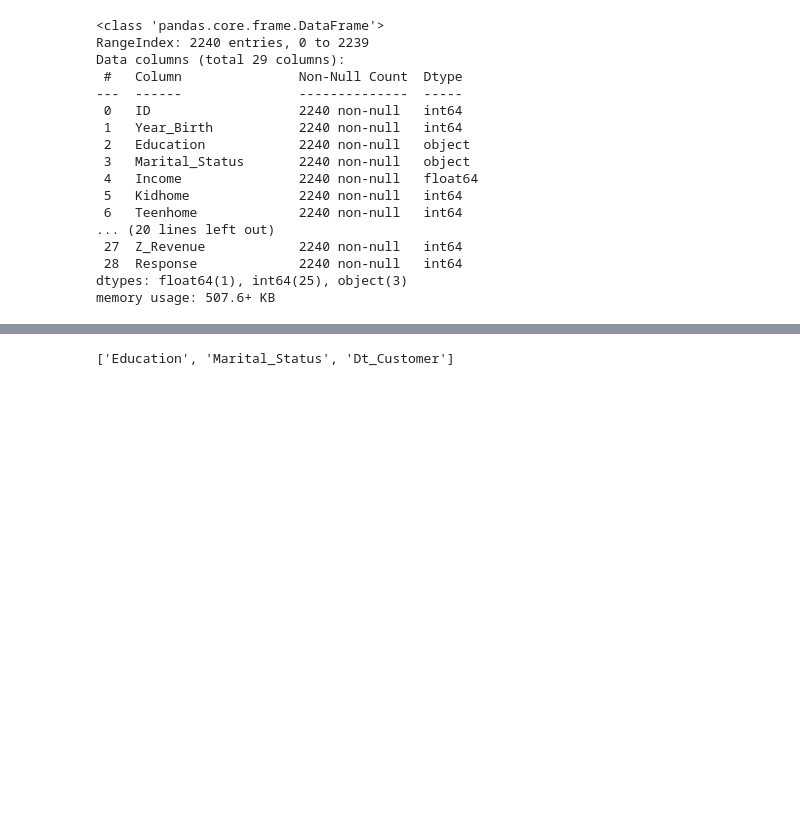
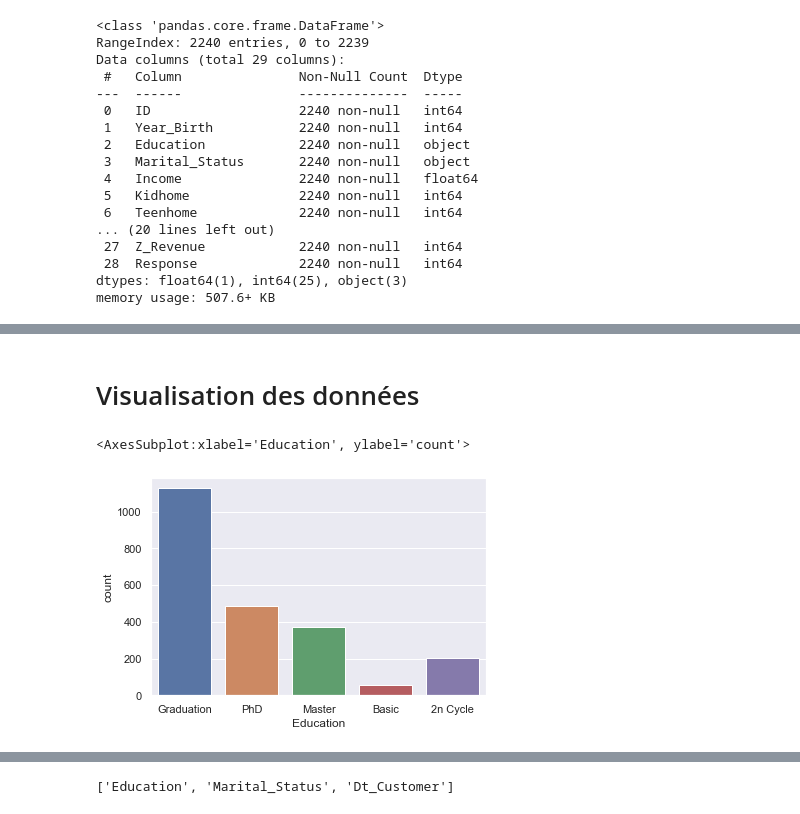
Before and after one commit to benmatrood/preprocessing_segmentation_client, a Jupyter notebook: Untitled7.ipynb, the cells around one changed output, grey strips where cells are left out. Drawn from its saved outputs; the diff is of its cells as text; code cells hidden in the pictures; blank space fills up the shorter version.

```diff
--- a/Untitled7.ipynb
+++ b/Untitled7.ipynb
@@ -4,9 +4,11 @@ import pandas as pd
 import os
 import matplotlib.pyplot as plt
 import seaborn as sns
+sns.set()
 import warnings
 import plotly.express as px
 %matplotlib inline
+warnings.filterwarnings('ignore')
 # %%
 os.chdir('C:\\Users\Admin\Desktop\Docier_pandas')
 # %%
@@ -29,0 +35,8 @@ df
+# %%
+list_age=[]
+for i in df['Year_Birth']:
+    i = 2021 - i
+    list_age.append(i)
+
+df_age = pd.DataFrame (list_age, columns = ['Age'])
+df_age
@@ -120,0 +176,7 @@ for col in df.select_dtypes('int64'):
+# %% [markdown]
+# Visualisation des données
+# %%
+sns.countplot(x='Education',data = df)
+# %% [output]
+<AxesSubplot:xlabel='Education', ylabel='count'>
+[figure, added]
```
Also changed, not shown: parts of 32 cells of this notebook.
